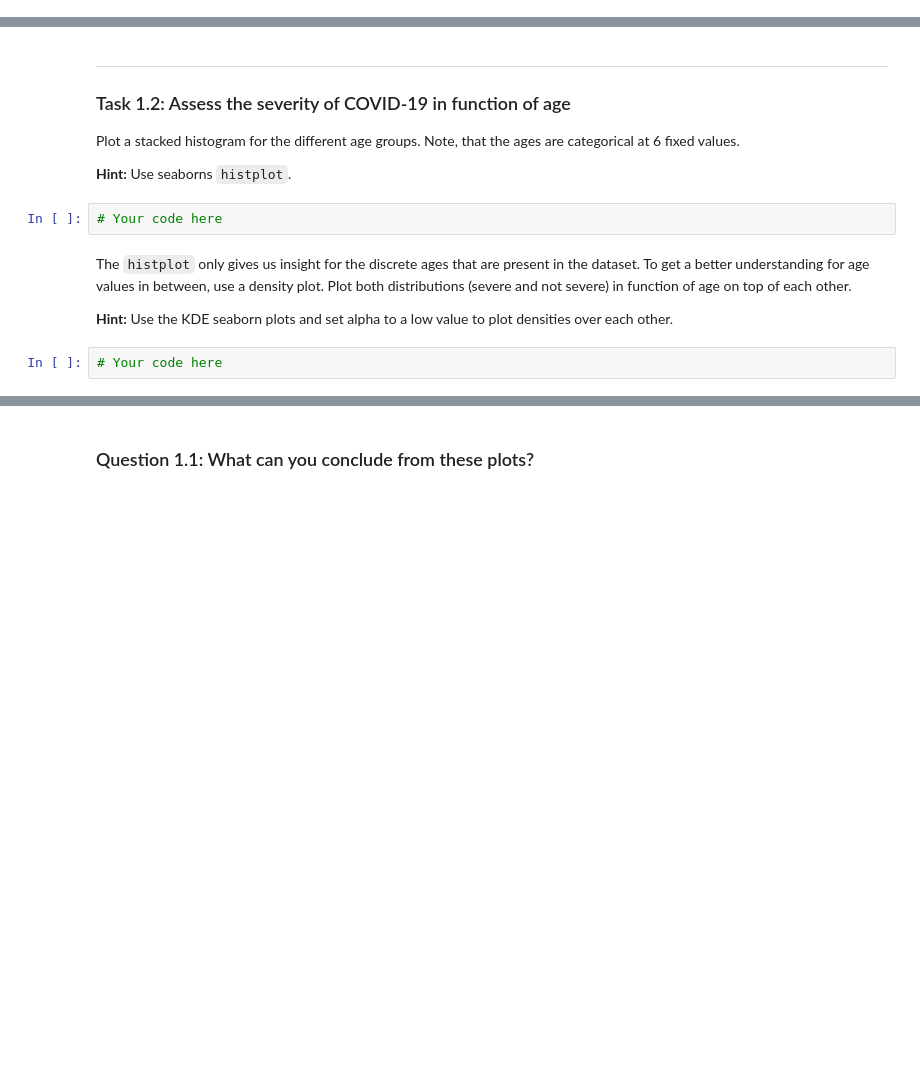
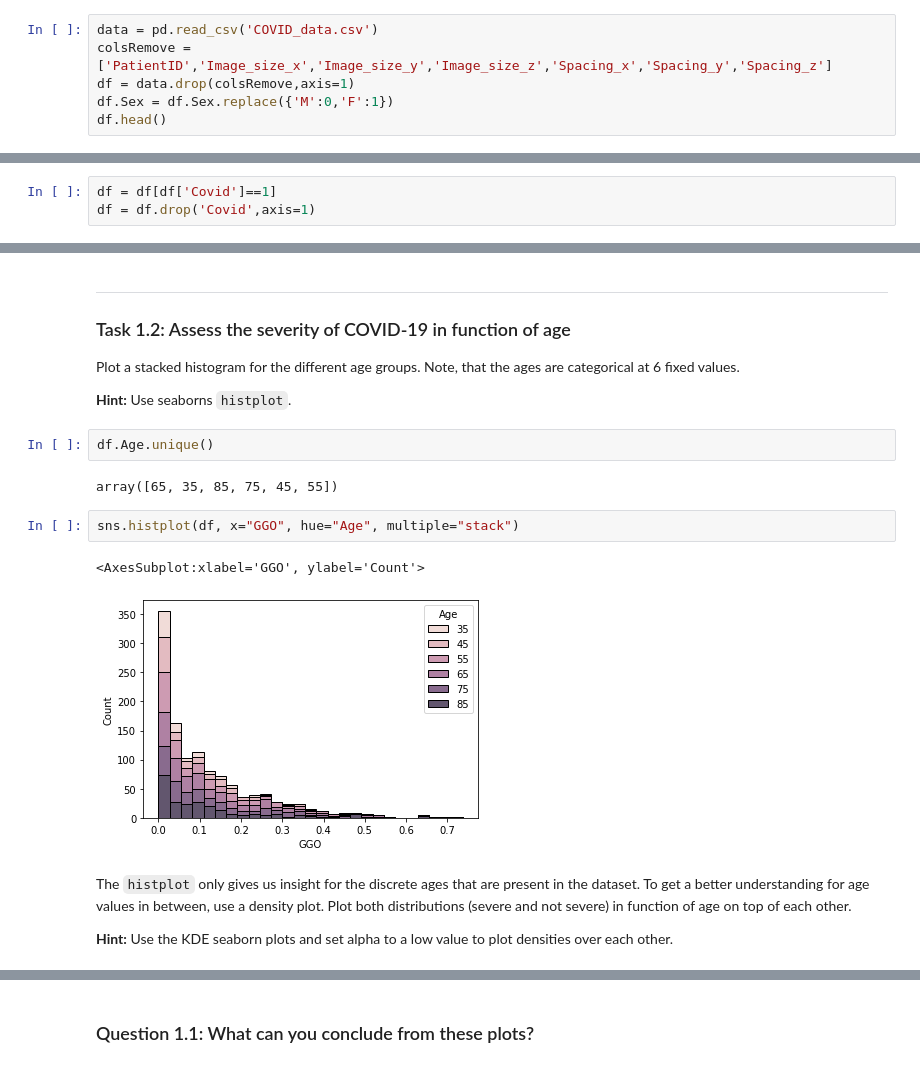
Before and after one commit to Aneruth/Clinical-Decision-Support-System, a Jupyter notebook: WPO4/WPO_4_student.ipynb, the cells around one changed output, grey strips where cells are left out. Drawn from its saved outputs; the diff is of its cells as text; blank space fills up the shorter version.

```diff
--- a/WPO4/WPO_4_student.ipynb
+++ b/WPO4/WPO_4_student.ipynb
@@ -61,0 +63,6 @@ Your final dataframe should be a shape of `(1205, 5)`.
+# %%
+data = pd.read_csv('COVID_data.csv')
+colsRemove = ['PatientID','Image_size_x','Image_size_y','Image_size_z','Spacing_x','Spacing_y','Spacing_z']
+df = data.drop(colsRemove,axis=1)
+df.Sex = df.Sex.replace({'M':0,'F':1})
+df.head()
@@ -61,0 +76,3 @@ Your final dataframe should be a shape of `(1205, 5)`.
+# %%
+df = df[df['Covid']==1]
+df = df.drop('Covid',axis=1)
@@ -66,11 +92,16 @@ Your final dataframe should be a shape of `(1205, 5)`.
 Plot a stacked histogram for the different age groups. Note, that the ages are categorical at 6 fixed values.
 
 __Hint:__ Use seaborns `histplot`.
-# %%
-# Your code here
+# %%
+df.Age.unique()
+# %% [output]
+array([65, 35, 85, 75, 45, 55])
+# %%
+sns.histplot(df, x="GGO", hue="Age", multiple="stack")
+# %% [output]
+<AxesSubplot:xlabel='GGO', ylabel='Count'>
+[figure, added]
 # %% [markdown]
 The `histplot` only gives us insight for the discrete ages that are present in the dataset. To get a better understanding for age values in between, use a density plot. Plot both distributions (severe and not severe) in function of age on top of each other.
 
 __Hint:__ Use the KDE seaborn plots and set alpha to a low value to plot densities over each other.
-# %%
-# Your code here
```
Also changed, not shown: parts of 13 cells of this notebook, 1 other file.
